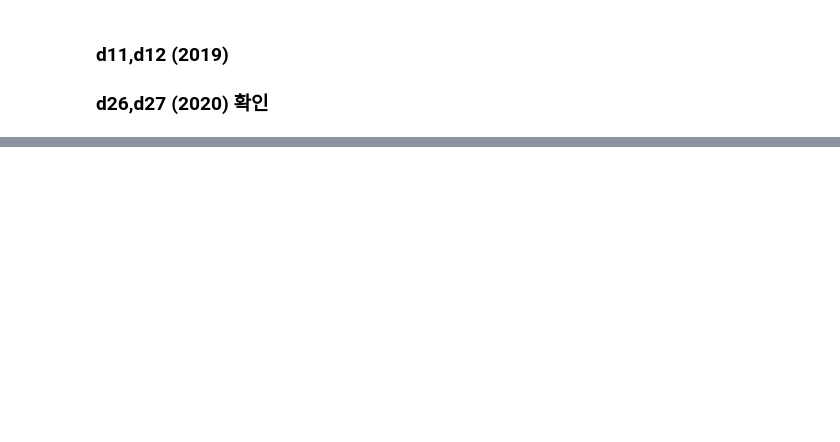
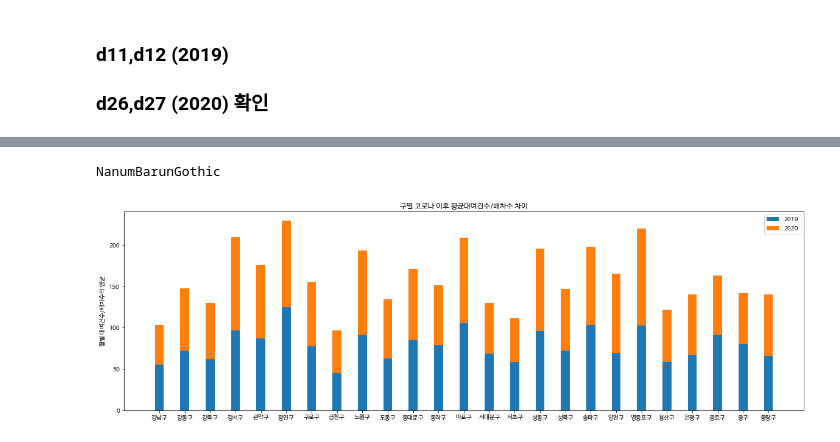
Before and after one commit to ChaeHyunIM/Helloworld, a Jupyter notebook: 데이터분석_그래프3.ipynb, the cells around one changed output, grey strips where cells are left out. Drawn from its saved outputs; the diff is of its cells as text; code cells hidden in the pictures; blank space fills up the shorter version.

```diff
--- a/데이터분석_그래프3.ipynb
+++ b/데이터분석_그래프3.ipynb
@@ -348,0 +371,37 @@ d27
+# %%
+%matplotlib inline
+
+import matplotlib as mpl
+import matplotlib.pyplot as plt
+import matplotlib.font_manager as fm
+
+!apt-get update -qq
+!apt-get install fonts-nanum* -qq
+
+path = '/usr/share/fonts/truetype/nanum/NanumBarunGothic.ttf'
+font_name = fm.FontProperties(fname=path, size=10).get_name()
+print(font_name)
+plt.rc('font', family=font_name)
+
+fm._rebuild()
+mpl.rcParams['axes.unicode_minus'] = False
+# %% [output]
+NanumBarunGothic
+# %%
+labels = ['강남구','강동구','강북구','강서구','관악구','광진구','구로구','금천구','노원구','도봉구','동대문구','동작구','마포구','서대문구','서초구','성동구','성북구','송파구','양천구','영등포구','용산구','은평구','종로구','중구','중랑구']
+means_1 = list(np.array(d11.mean()))
+means_2 = list(np.array(d26.mean()))
+width = 0.35       # the width of the bars: can also be len(x) sequence
+
+fig, ax = plt.subplots()
+plt.rc('figure', figsize=(20, 8))
+ax.bar(labels, means_1, width, label='2019')
+ax.bar(labels, means_2, width, bottom=men_means,
+       label='2020')
+
+ax.set_ylabel('월별 대여건수/배차수의 평균')
+ax.set_title('구별 코로나 이후 평균대여건수/배차수 차이')
+ax.legend()
+plt.show()
+# %% [output]
+[figure, added]
```
Also changed, not shown: parts of 8 cells of this notebook.
